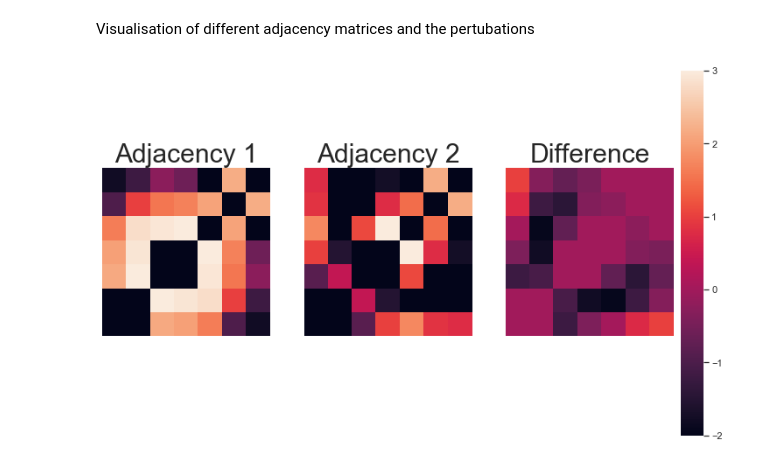
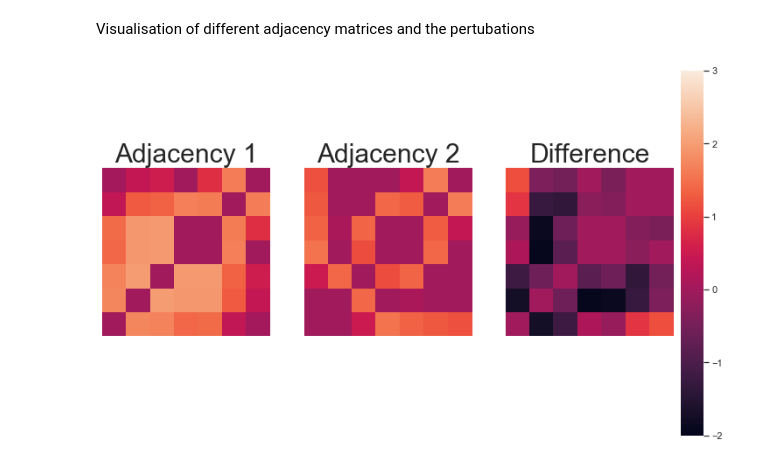
Before and after one commit to rnartallo/kuramotocontrol, a Jupyter notebook: MainNotebook.ipynb, the cells around one changed output. Drawn from its saved outputs; the diff is of its cells as text; code cells hidden in the pictures.

```diff
--- a/MainNotebook.ipynb
+++ b/MainNotebook.ipynb
@@ -174,21 +174,21 @@ Visualisation of different adjacency matrices and the pertubations
 # %%
 fig, (ax1, ax2, ax3) = plt.subplots(1,3)
 ax1.title.set_text('Adjacency 1')
 ax1.title.set_size(30)
 ax2.title.set_text('Adjacency 2')
 ax2.title.set_size(30)
 ax3.title.set_text('Difference')
 ax3.title.set_size(30)
 cbar_ax = fig.add_axes([.91, .15, .03, .7])
-sns.heatmap(A.T, ax=ax1,square = True,xticklabels='',yticklabels='',cbar_ax=cbar_ax,vmin=0,vmax=2)
-sns.heatmap(A_c.T, ax=ax2,square = True,xticklabels='',yticklabels='',cbar_ax=cbar_ax,vmin=0,vmax=2)
+sns.heatmap(A.T, ax=ax1,square = True,xticklabels='',yticklabels='',cbar_ax=cbar_ax,vmin=-2,vmax=3)
+sns.heatmap(A_c.T, ax=ax2,square = True,xticklabels='',yticklabels='',cbar_ax=cbar_ax,vmin=-2,vmax=3)
 sns.heatmap(I_c.T, ax=ax3,square = True,xticklabels='',yticklabels='',cbar_ax =cbar_ax, vmin=-2,vmax=3)
 ax1.invert_yaxis()
 ax2.invert_yaxis()
 ax3.invert_yaxis()
 plt.show()
 # %% [output]
-[figure, old version]
+[figure, new version]
 # %%
 fig, (ax1, ax2, ax3) = plt.subplots(1,3)
 ax1.title.set_text('Omega 1')
```
Also changed, not shown: parts of 4 cells of this notebook.
